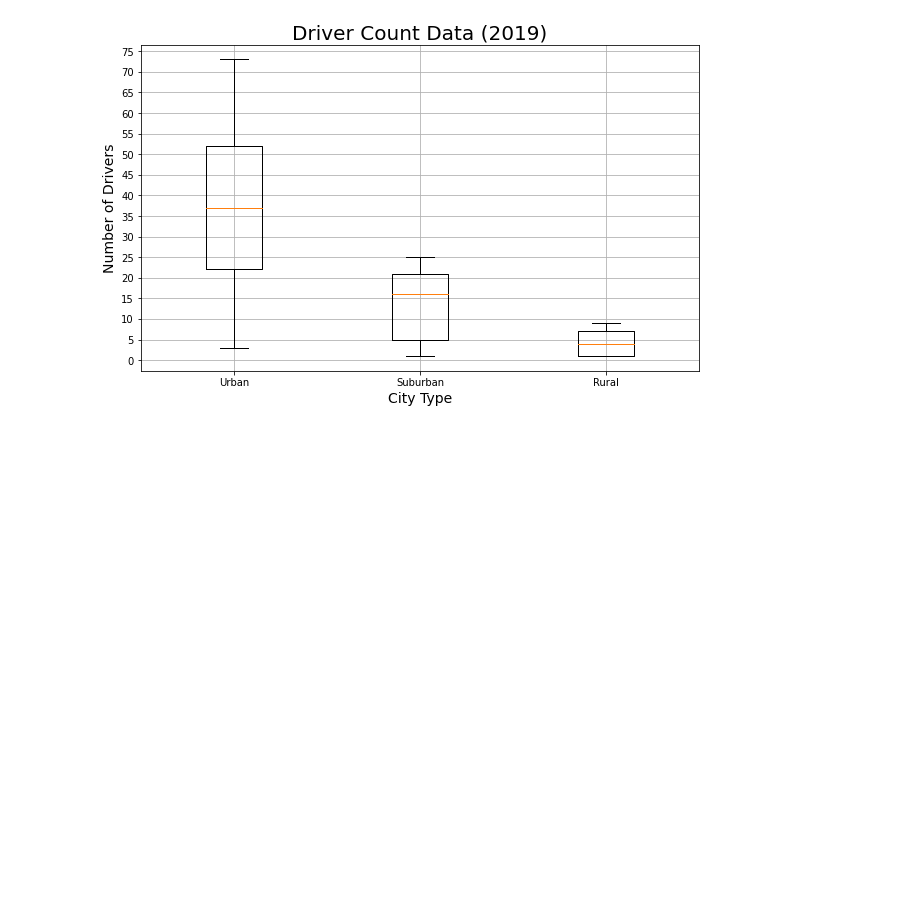
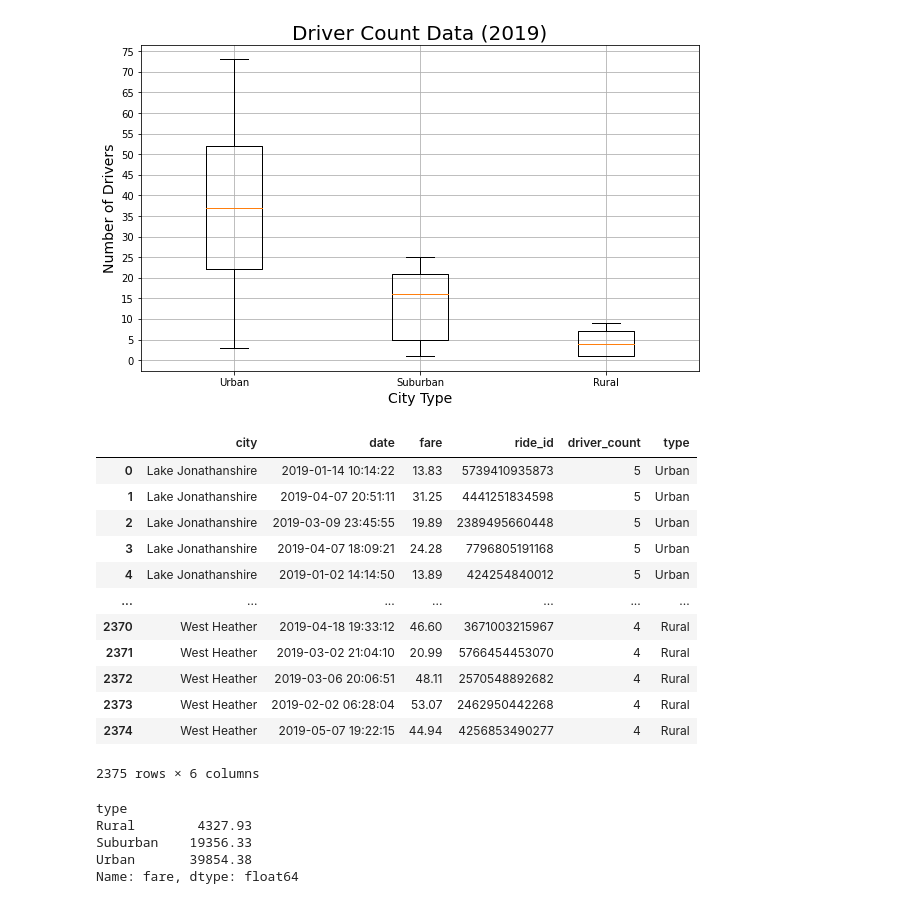
Before and after one commit to HartChrisT/PyBer_Analysis, a Jupyter notebook: PyBer.ipynb, the cells around one changed output. Drawn from its saved outputs; the diff is of its cells as text; code cells hidden in the pictures; blank space fills up the shorter version.

```diff
--- a/PyBer.ipynb
+++ b/PyBer.ipynb
@@ -541,3 +541,28 @@ plt.savefig("Analysis/fig4.png")
 plt.show()
 # %% [output]
 [figure]
+# %%
+pyber_data_df
+# %% [output]
+|  | city | date | fare | ride_id | driver_count | type |
+| 0 | Lake Jonathanshire | 2019-01-14 10:14:22 | 13.83 | 5739410935873 | 5 | Urban |
+| 1 | Lake Jonathanshire | 2019-04-07 20:51:11 | 31.25 | 4441251834598 | 5 | Urban |
+| 2 | Lake Jonathanshire | 2019-03-09 23:45:55 | 19.89 | 2389495660448 | 5 | Urban |
+| 3 | Lake Jonathanshire | 2019-04-07 18:09:21 | 24.28 | 7796805191168 | 5 | Urban |
+| 4 | Lake Jonathanshire | 2019-01-02 14:14:50 | 13.89 | 424254840012 | 5 | Urban |
+| ... | ... | ... | ... | ... | ... | ... |
+| 2370 | West Heather | 2019-04-18 19:33:12 | 46.60 | 3671003215967 | 4 | Rural |
+| 2371 | West Heather | 2019-03-02 21:04:10 | 20.99 | 5766454453070 | 4 | Rural |
+| 2372 | West Heather | 2019-03-06 20:06:51 | 48.11 | 2570548892682 | 4 | Rural |
+| 2373 | West Heather | 2019-02-02 06:28:04 | 53.07 | 2462950442268 | 4 | Rural |
+| 2374 | West Heather | 2019-05-07 19:22:15 | 44.94 | 4256853490277 | 4 | Rural |
+2375 rows × 6 columns
+# %%
+# Get data for % of fares pie chart
+pyber_data_df.groupby(['type']).sum()['fare']
+# %% [output]
+type
+Rural        4327.93
+Suburban    19356.33
+Urban       39854.38
+Name: fare, dtype: float64
```
Also changed, not shown: parts of 1 cell of this notebook, 1 other file.
